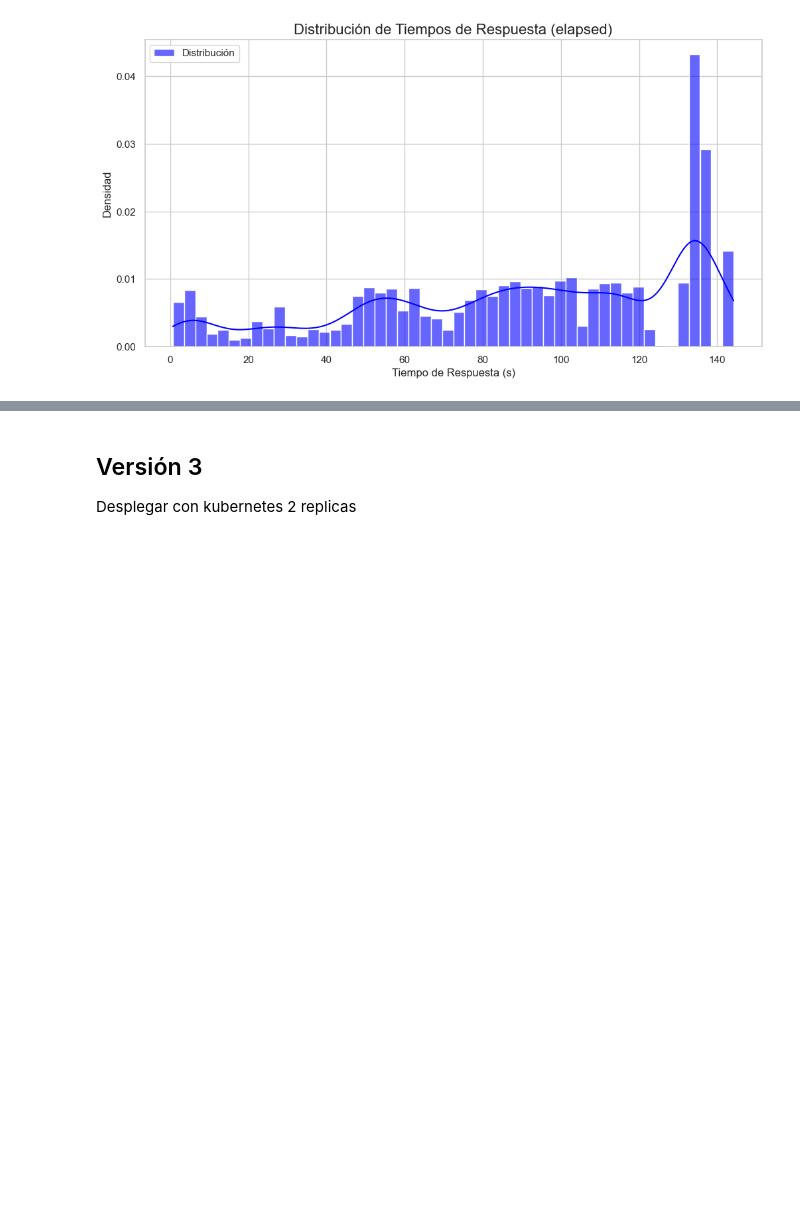
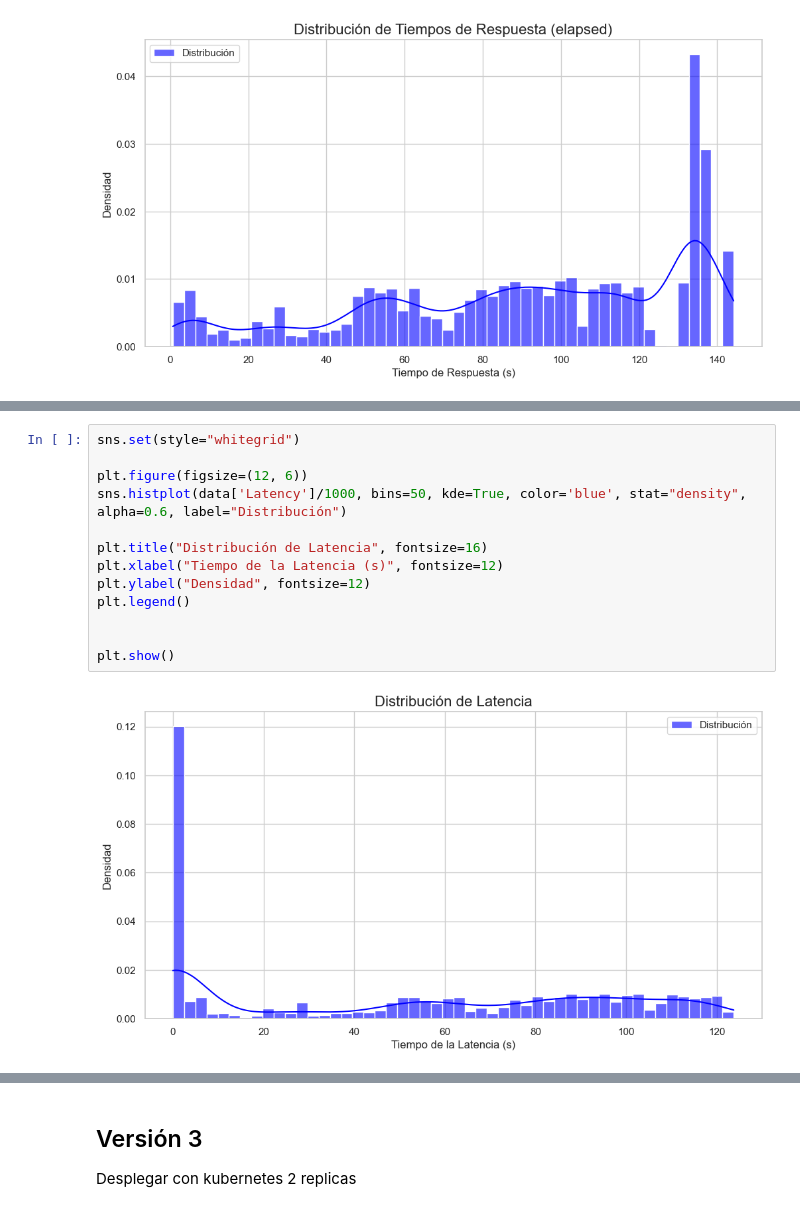
Before and after one commit to JulianCastillo14/Estudio-de-Rendimiento-Backend-en-OPAR, a Jupyter notebook: Estudio_de_Rendimiento_Backend_en_OPAR.ipynb, the cells around one changed output, grey strips where cells are left out. Cells and saved outputs as stored; diff of their text form; blank space fills up the shorter version.

```diff
--- a/Estudio_de_Rendimiento_Backend_en_OPAR.ipynb
+++ b/Estudio_de_Rendimiento_Backend_en_OPAR.ipynb
@@ -51,0 +80,15 @@ plt.show()
+# %%
+sns.set(style="whitegrid")
+
+plt.figure(figsize=(12, 6))
+sns.histplot(data['Latency']/1000, bins=50, kde=True, color='blue', stat="density", alpha=0.6, label="Distribución")
+
+plt.title("Distribución de Latencia", fontsize=16)
+plt.xlabel("Tiempo de la Latencia (s)", fontsize=12)
+plt.ylabel("Densidad", fontsize=12)
+plt.legend()
+
+
+plt.show()
+# %% [output]
+[figure, added]
```
Also changed, not shown: parts of 7 cells of this notebook.
